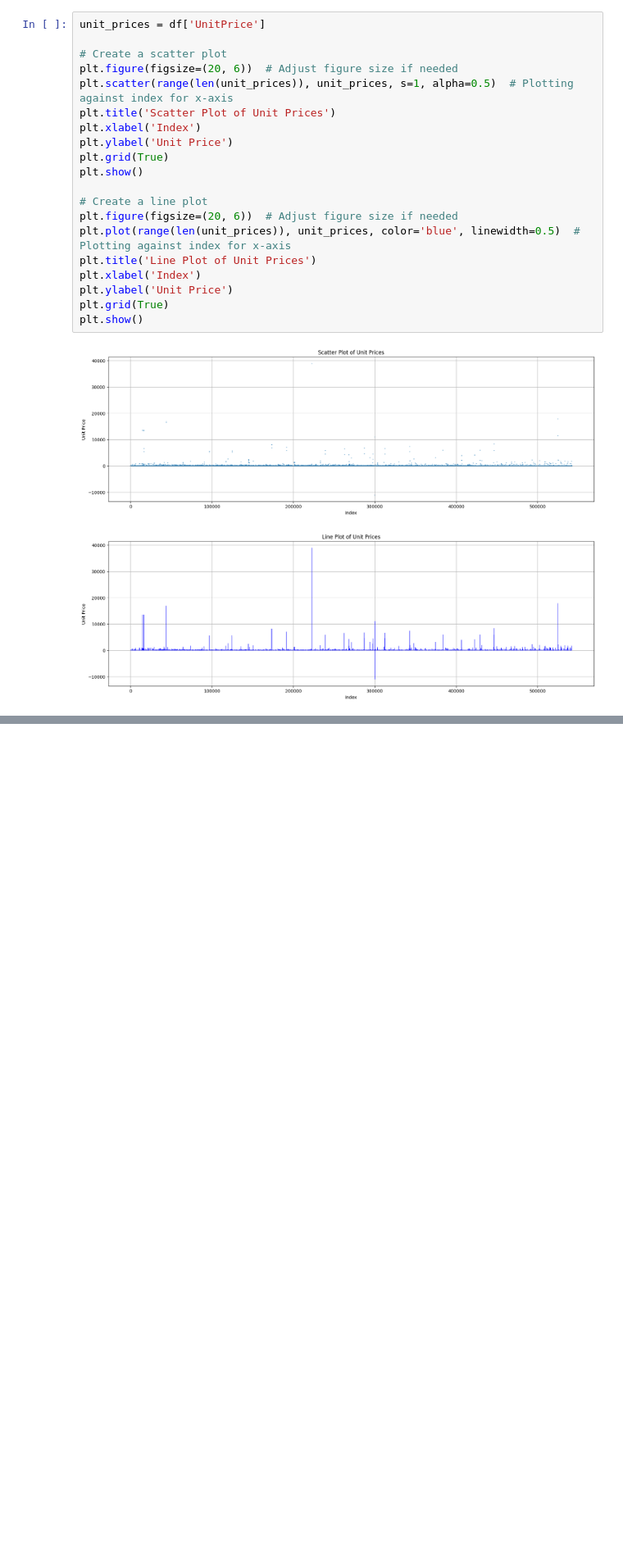
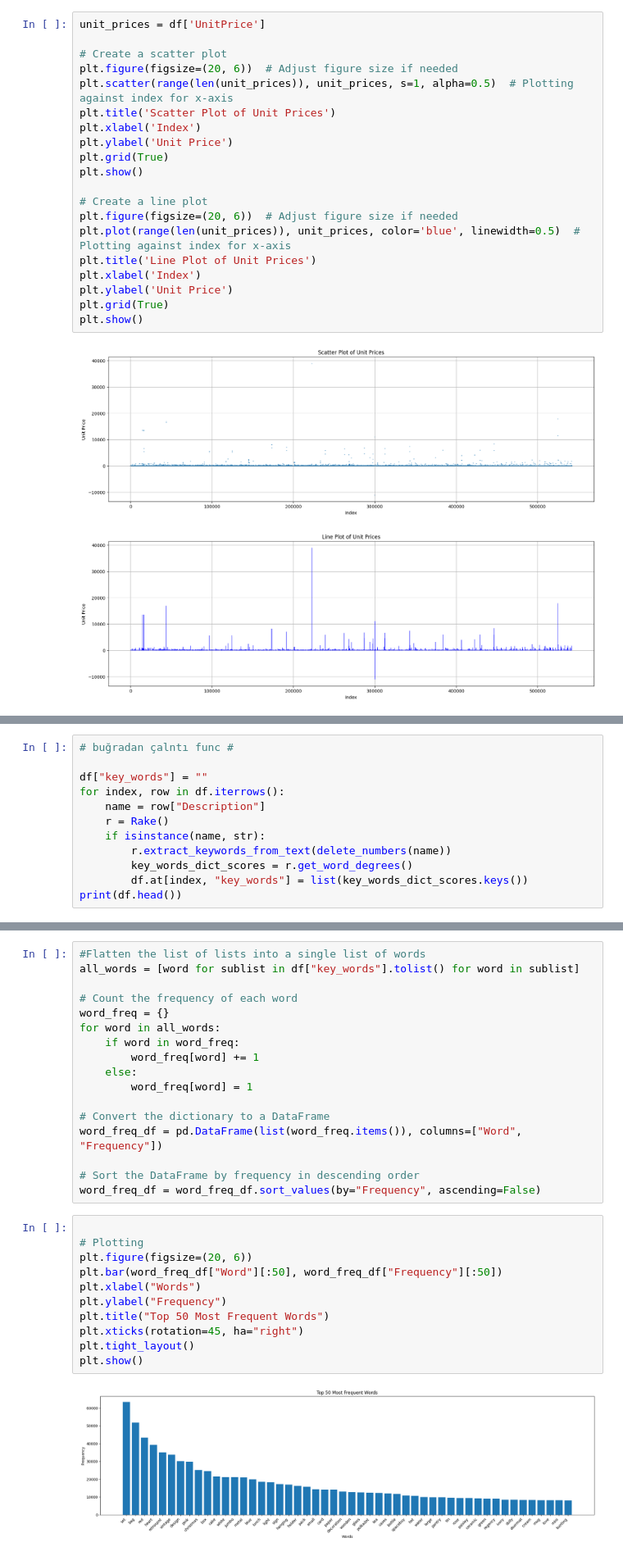
Before and after one commit to NikaGolestani/recsys, a Jupyter notebook: sales.ipynb, the cells around one changed output, grey strips where cells are left out. Shown: that part at 82% size. Cells and saved outputs as stored; diff of their text form; blank space fills up the shorter version.

Commit message:
Split Description and take the frequency of words then plot a graph

```diff
--- a/sales.ipynb
+++ b/sales.ipynb
@@ -88,0 +133,12 @@ plt.show()
+# %%
+# buğradan çalntı func #
+
+df["key_words"] = ""
+for index, row in df.iterrows():
+    name = row["Description"]
+    r = Rake()
+    if isinstance(name, str):
+        r.extract_keywords_from_text(delete_numbers(name))
+        key_words_dict_scores = r.get_word_degrees()
+        df.at[index, "key_words"] = list(key_words_dict_scores.keys())
+print(df.head())
@@ -88,0 +166,30 @@ plt.show()
+# %%
+#Flatten the list of lists into a single list of words
+all_words = [word for sublist in df["key_words"].tolist() for word in sublist]
+
+# Count the frequency of each word
+word_freq = {}
+for word in all_words:
+    if word in word_freq:
+        word_freq[word] += 1
+    else:
+        word_freq[word] = 1
+
+# Convert the dictionary to a DataFrame
+word_freq_df = pd.DataFrame(list(word_freq.items()), columns=["Word", "Frequency"])
+
+# Sort the DataFrame by frequency in descending order
+word_freq_df = word_freq_df.sort_values(by="Frequency", ascending=False)
+# %%
+
+# Plotting
+plt.figure(figsize=(20, 6))
+plt.bar(word_freq_df["Word"][:50], word_freq_df["Frequency"][:50])
+plt.xlabel("Words")
+plt.ylabel("Frequency")
+plt.title("Top 50 Most Frequent Words")
+plt.xticks(rotation=45, ha="right")
+plt.tight_layout()
+plt.show()
+# %% [output]
+[figure, added]
```
Also changed, not shown: parts of 7 cells of this notebook.
